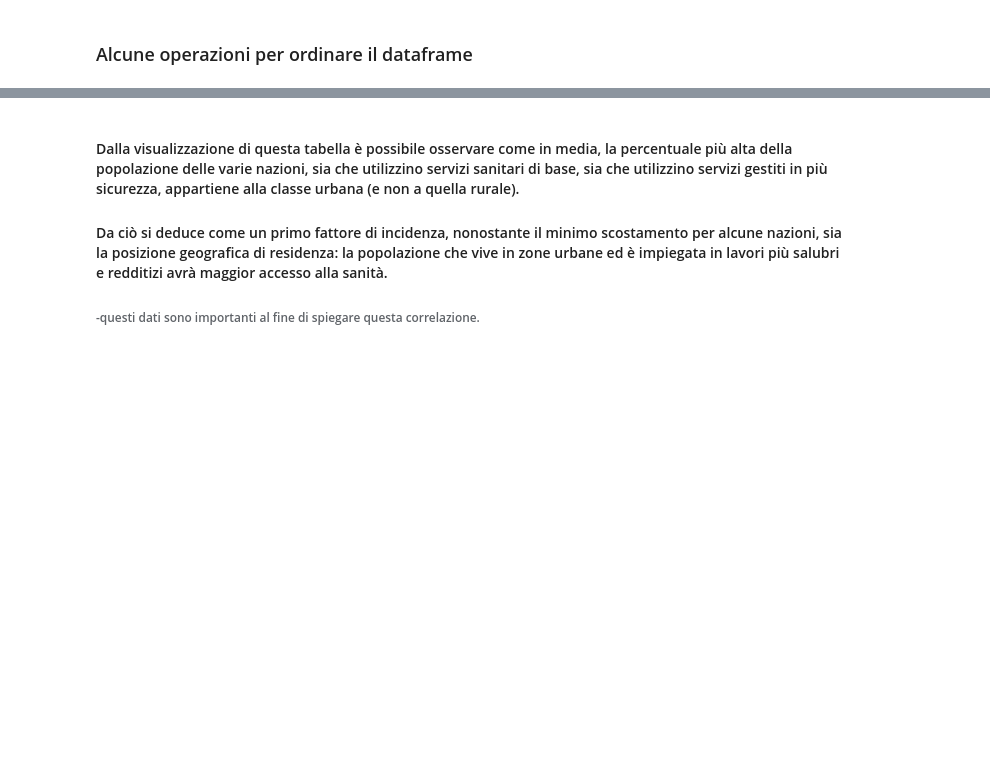
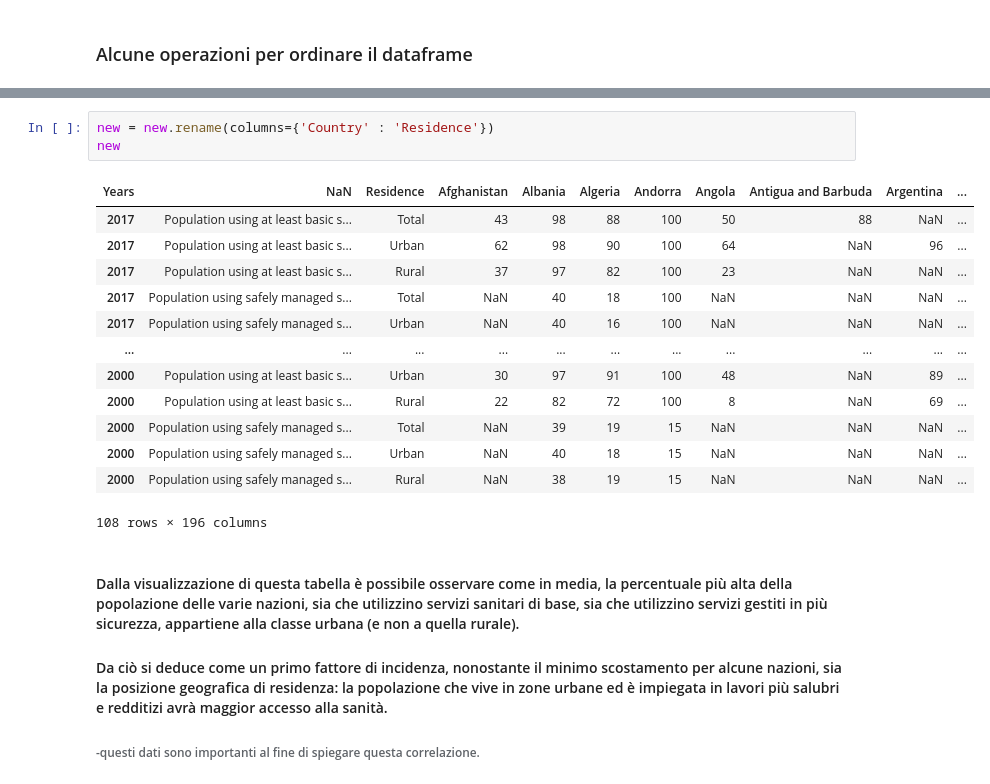
Before and after one commit to FRANCE2011/Uni-github, a Jupyter notebook: Sanitation and Global Health.ipynb, the cells around one changed output, grey strips where cells are left out. Drawn from its saved outputs; the diff is of its cells as text; blank space fills up the shorter version.

```diff
--- a/Sanitation and Global Health.ipynb
+++ b/Sanitation and Global Health.ipynb
@@ -139,4 +162,21 @@ new.transpose()  # utilizzo la funzione 'Trasposta' per una nuova visualizzazion
 108 rows × 196 columns
+# %%
+new = new.rename(columns={'Country' : 'Residence'})
+new
+# %% [output]
+| Years | NaN | Residence | Afghanistan | Albania | Algeria | Andorra | Angola | Antigua and Barbuda | Argentina | ... |
+| 2017 | Population using at least basic s... | Total | 43 | 98 | 88 | 100 | 50 | 88 | NaN | ... |
+| 2017 | Population using at least basic s... | Urban | 62 | 98 | 90 | 100 | 64 | NaN | 96 | ... |
+| 2017 | Population using at least basic s... | Rural | 37 | 97 | 82 | 100 | 23 | NaN | NaN | ... |
+| 2017 | Population using safely managed s... | Total | NaN | 40 | 18 | 100 | NaN | NaN | NaN | ... |
+| 2017 | Population using safely managed s... | Urban | NaN | 40 | 16 | 100 | NaN | NaN | NaN | ... |
+| ... | ... | ... | ... | ... | ... | ... | ... | ... | ... | ... |
+| 2000 | Population using at least basic s... | Urban | 30 | 97 | 91 | 100 | 48 | NaN | 89 | ... |
+| 2000 | Population using at least basic s... | Rural | 22 | 82 | 72 | 100 | 8 | NaN | 69 | ... |
+| 2000 | Population using safely managed s... | Total | NaN | 39 | 19 | 15 | NaN | NaN | NaN | ... |
+| 2000 | Population using safely managed s... | Urban | NaN | 40 | 18 | 15 | NaN | NaN | NaN | ... |
+| 2000 | Population using safely managed s... | Rural | NaN | 38 | 19 | 15 | NaN | NaN | NaN | ... |
+108 rows × 196 columns
 # %% [markdown]
 #### Dalla visualizzazione di questa tabella è possibile osservare come in media, la percentuale più alta della popolazione delle varie nazioni, sia che utilizzino servizi sanitari di base, sia che utilizzino servizi gestiti in più sicurezza, appartiene alla classe urbana (e non a quella rurale).
 #### Da ciò si deduce come un primo fattore di incidenza, nonostante il minimo scostamento per alcune nazioni, sia la posizione geografica di residenza: la popolazione che vive in zone urbane ed è impiegata in lavori più salubri e redditizi avrà maggior accesso alla sanità.
```
Also changed, not shown: parts of 41 cells of this notebook.
